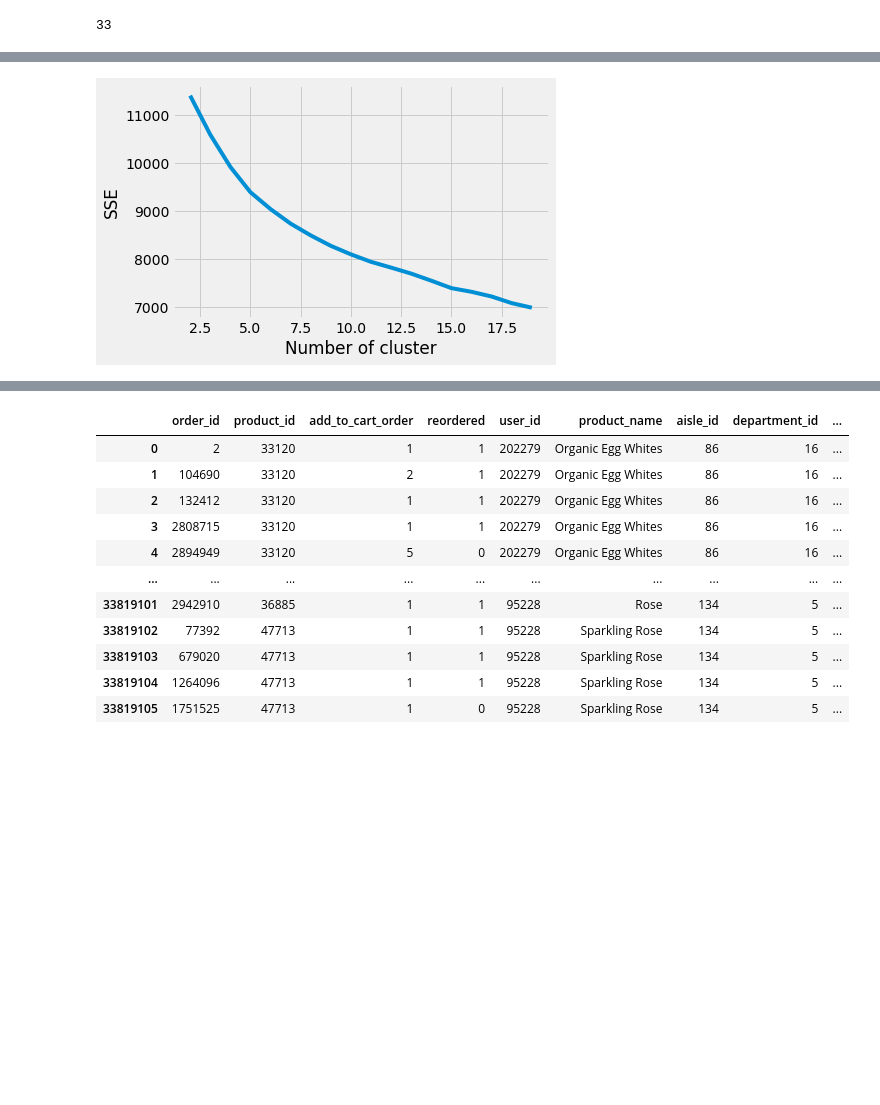
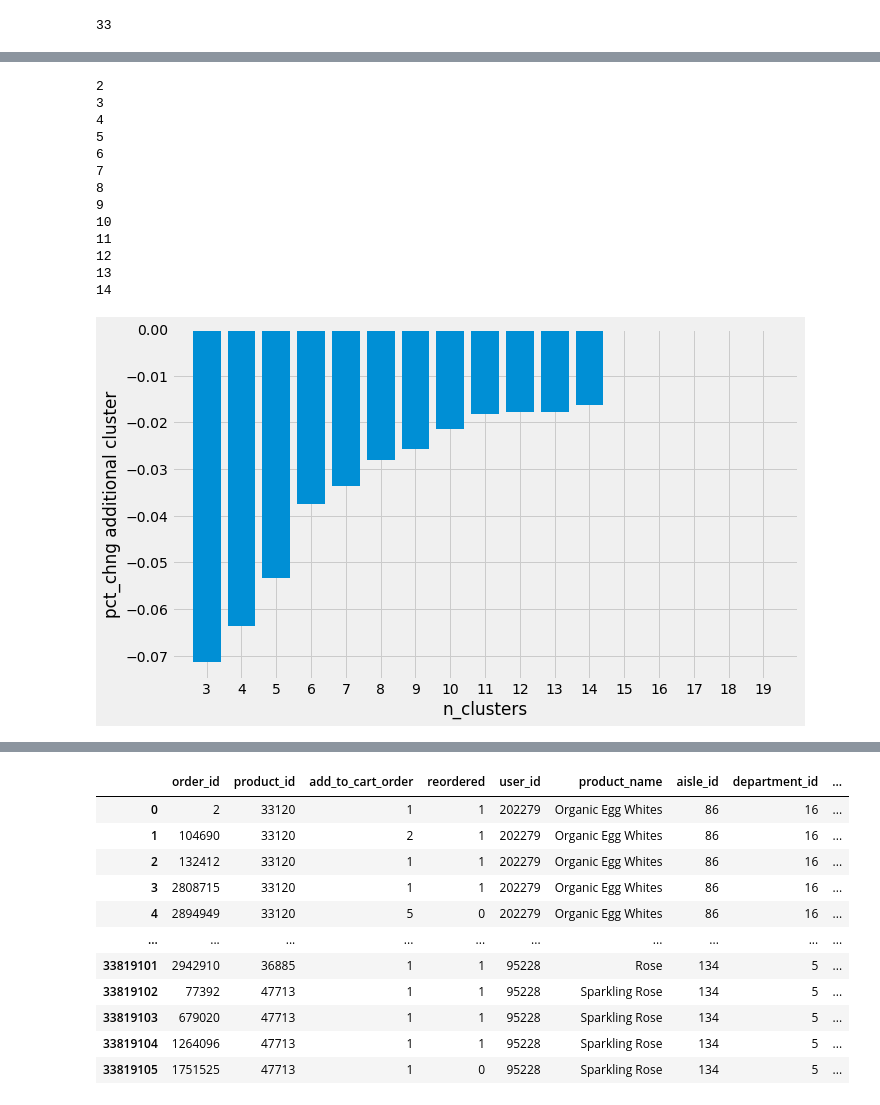
Before and after one commit to lmo272/instacart, a Jupyter notebook: Clustering/Cluster.ipynb, the cells around one changed output, grey strips where cells are left out. Drawn from its saved outputs; the diff is of its cells as text; code cells hidden in the pictures; blank space fills up the shorter version.

```diff
--- a/Clustering/Cluster.ipynb
+++ b/Clustering/Cluster.ipynb
@@ -172,9 +159,34 @@ PCA_components
 #finding optimal number of clusters.
 sse = {}
 labels = {}
-for k in range(2,20):
+for k in range(2,15):
+    print(k)
     kmeans = KMeans(n_clusters = k).fit(PCA_components[range(d)])
     sse[k] = kmeans.inertia_
     labels[k] = kmeans.labels_
 # %% [output]
-[figure, removed]
+2
+3
+4
+5
+6
+7
+8
+9
+10
+11
+12
+13
+14
+# %%
+pct_change_clusters = pd.Series(sse.values()).pct_change()
+
+plt.figure(figsize=(10,6))
+plt.bar(sse.keys(), pct_change_clusters)
+plt.xlabel("n_clusters")
+plt.ylabel("pct_chng additional cluster")
+plt.xlim(2,20,)
+plt.xticks(np.arange(3,20))
+plt.show()
+# %% [output]
+[figure, added]
```
Also changed, not shown: parts of 18 cells of this notebook, 1 other file.
